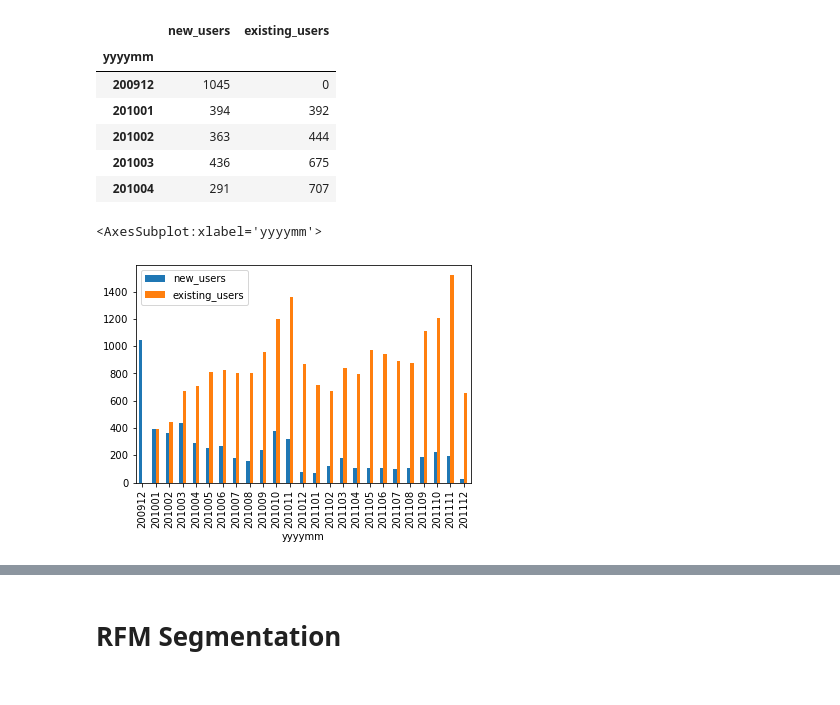
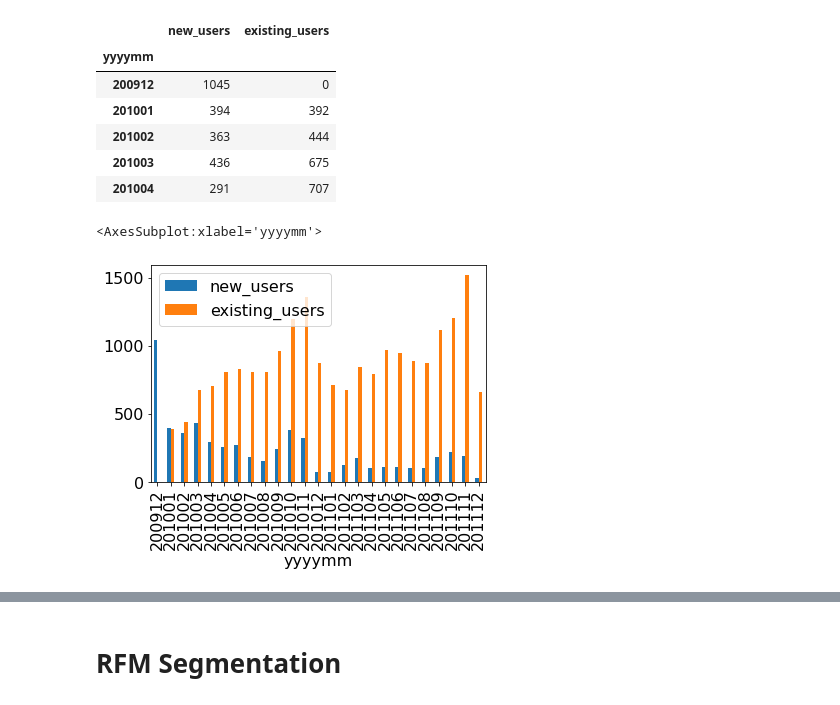
Before and after one commit to jarviscanada/jarvis_data_eng_KevinShimotakahara, a Jupyter notebook: python_data_wrangling/retail_data_analytics_wrangling.ipynb, the cells around one changed output, grey strips where cells are left out. Saved outputs shown, nothing was run; the diff lists cells and outputs as text; code cells hidden in the pictures.

```diff
--- a/python_data_wrangling/retail_data_analytics_wrangling.ipynb
+++ b/python_data_wrangling/retail_data_analytics_wrangling.ipynb
@@ -432,11 +439,13 @@ users_monthly.head()
 | 201002 | 363 | 444 |
 | 201003 | 436 | 675 |
 | 201004 | 291 | 707 |
-# %%
-users_monthly[['new_users','existing_users']].plot(kind='bar')
-# %% [output]
-<AxesSubplot:xlabel='yyyymm'>
-[figure, removed]
+# %%
+plt.rcParams.update({'font.size': 16})
+#plt.figure(figsize=(18, 9))
+users_monthly[['new_users','existing_users']].plot(kind='bar')
+# %% [output]
+<AxesSubplot:xlabel='yyyymm'>
+[figure, added]
 # %% [markdown]
 ## Finding RFM
 
```
Also changed, not shown: parts of 16 cells of this notebook, 25 other files.
